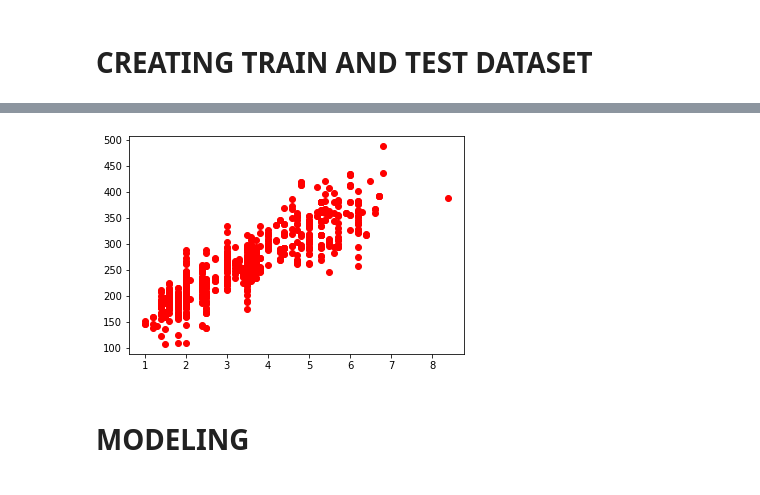
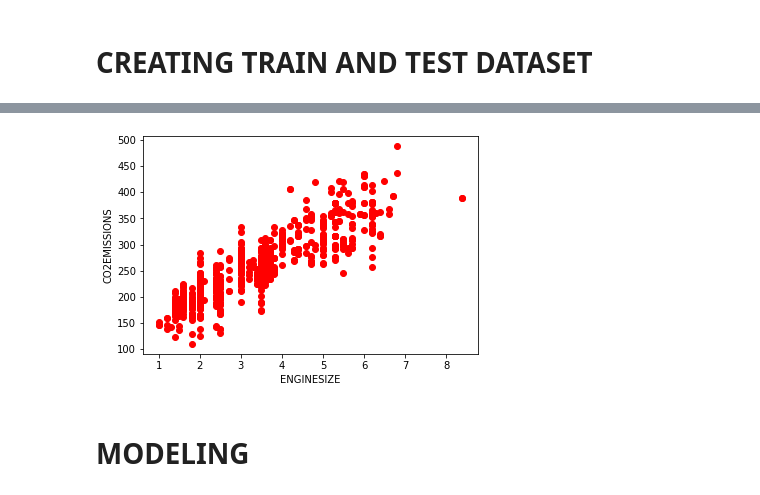
Before and after one commit to alijamshaid/Machine-Learning, a Jupyter notebook: Simple_Linear_Regression_ML.ipynb, the cells around one changed output, grey strips where cells are left out. Saved outputs shown, nothing was run; the diff lists cells and outputs as text; code cells hidden in the pictures.

```diff
--- a/Simple_Linear_Regression_ML.ipynb
+++ b/Simple_Linear_Regression_ML.ipynb
@@ -86,8 +92,10 @@ print(test)
 # %%
 plt.scatter(train.ENGINESIZE,train.CO2EMISSIONS,color='red')#scatter plot for train enginesize vs co2emissions
+plt.xlabel("ENGINESIZE")
+plt.ylabel("CO2EMISSIONS")
 plt.show()
 # %% [output]
-[figure, old version]
+[figure, new version]
 # %% [markdown]
 # MODELING
 # %%
```
Also changed, not shown: parts of 6 cells of this notebook.
